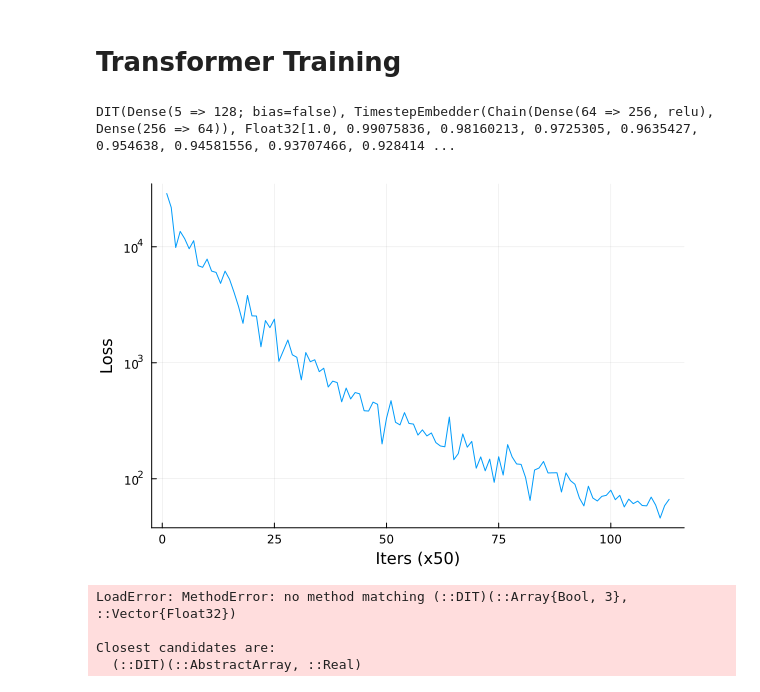
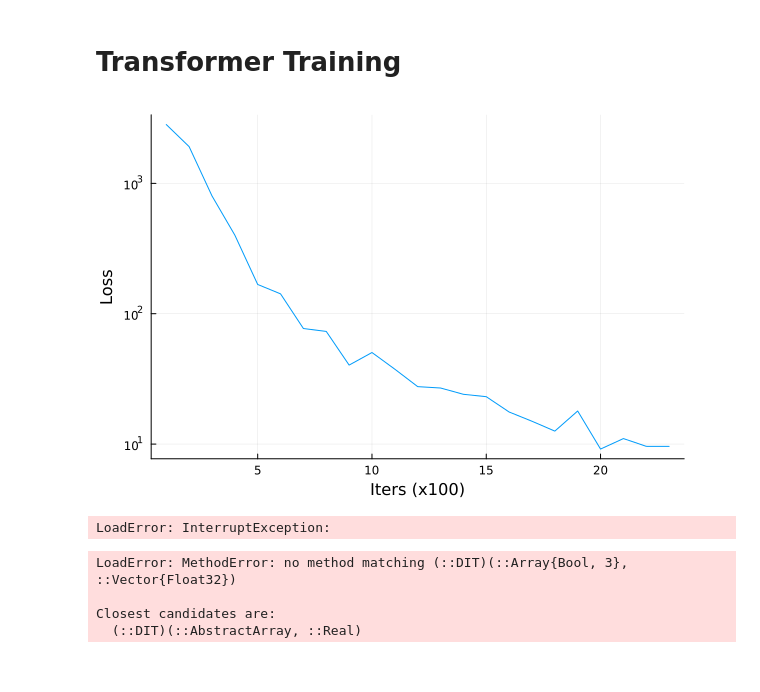
Before and after one commit to elanur321/Discrete-Diffusion, a Jupyter notebook: Transformers.ipynb, the cells around one changed output. Cells and saved outputs as stored; diff of their text form; code cells hidden in the pictures.

```diff
--- a/Transformers.ipynb
+++ b/Transformers.ipynb
@@ -973,0 +1258,21 @@ Output shape: (5, 3, 32)
+# %%
+struct AdaLN
+    norm::LayerNorm
+    shift::Dense
+    scale::Dense
+end
+
+function AdaLN(dim::Int, cond_dim::Int)
+    AdaLN(
+        LayerNorm(dim),
+        Dense(cond_dim, dim),
+        Dense(cond_dim, dim)
+    )
+end
+
+function (aln::AdaLN)(x::AbstractArray, cond::AbstractMatrix)
+    normalized = aln.norm(x)
+    shift = aln.shift(cond)
+    scale = aln.scale(cond)
+    return normalized .* (1 .+ reshape(scale, :, 1, size(scale, 2))) .+ reshape(shift, :, 1, size(shift, 2))
+end
@@ -1100,14 +1621,12 @@ DIT model with single timestep test passed!
 vocab_size = 5
 seq_len = 3
 dim = 128
-n_layers = 4
+n_layers = 40
 n_heads = 8
 cond_dim = 64
-batch_size = 32
+batch_size = 8
 
-model = DIT(vocab_size, seq_len, dim, n_layers, n_heads, cond_dim)
+model = DIT(vocab_size, seq_len, dim, n_layers, n_heads, cond_dim);
-# %% [output]
-DIT(Dense(5 => 128; bias=false), TimestepEmbedder(Chain(Dense(64 => 256, relu), Dense(256 => 64)), Float32[1.0, 0.99075836, 0.98160213, 0.9725305, 0.9635427, 0.954638, 0.94581556, 0.93707466, 0.928414 ...
 # %%
 timesteps = timeschedule(exp, Float32(0.001),Float32(1.0),100)
 alph = 5
@@ -1115,43 +1634,44 @@ cumu_loss = 0
 training_losses = []
 P = MaskedDiffusionLanguageModel(alph, 5, cosineschedule)
 
-opt = Flux.Optimiser(WeightDecay(0.0001), Adam(0.0001))#Adam(0.001))
+opt = Flux.Optimiser(WeightDecay(0.0001), Adam(0.001))#Adam(0.001))
 params = Flux.params(model);
 # %%
 for iter in 1:5000000
     x = hcat([target_sample() for i in 1:batch_size]...)
     datOH = onehotbatch(x, 1:alph)
 
     T = rand(timesteps)
     # T = rand(timesteps)
     # T = fill(T, batch_size)
     diffusedOH = sampleforward(P, T, datOH)
 
     # Forward pass and loss computation
     loss, grads = Flux.withgradient(params) do
         output = model(diffusedOH, T)  # T is now directly usable
         # @show output
         # @show standardloss(P, T, output, datOH)[1]
         -standardloss(P, T, model(diffusedOH, T), datOH)[1]
     end
 
     # Update parameters
     Flux.update!(opt, params, grads)
 
     cumu_loss += loss
-    if mod(iter,50) == 0
+    if mod(iter,100) == 0
         opt[2].eta = opt[2].eta * 0.997
-        push!(training_losses, cumu_loss/50)  # Changed from 100 to 50 to match the iteration count
+        push!(training_losses, cumu_loss/100)  # Changed from 100 to 50 to match the iteration count
         cumu_loss = 0.0
         IJulia.clear_output(true)
-        plot(training_losses, yscale = :log10, ylabel = "Loss", xlabel = "Iters (x50)", label = :none) |> IJulia.display
+        plot(training_losses, yscale = :log10, ylabel = "Loss", xlabel = "Iters (x100)", label = :none) |> IJulia.display
         sleep(0.01)
     end
 end
 IJulia.clear_output(true)
-plot(training_losses, yscale = :log10, ylabel = "Loss", xlabel = "Iters (x50)", label = :none)
+plot(training_losses, yscale = :log10, ylabel = "Loss", xlabel = "Iters (x100)", label = :none)
 # %% [output]
-[figure, old version]
+[figure, new version]
+LoadError: InterruptException:
 # %%
 # Sample a batch
 x = hcat([target_sample() for i in 1:batch_size]...)
```
Also changed, not shown: parts of 15 cells of this notebook.
